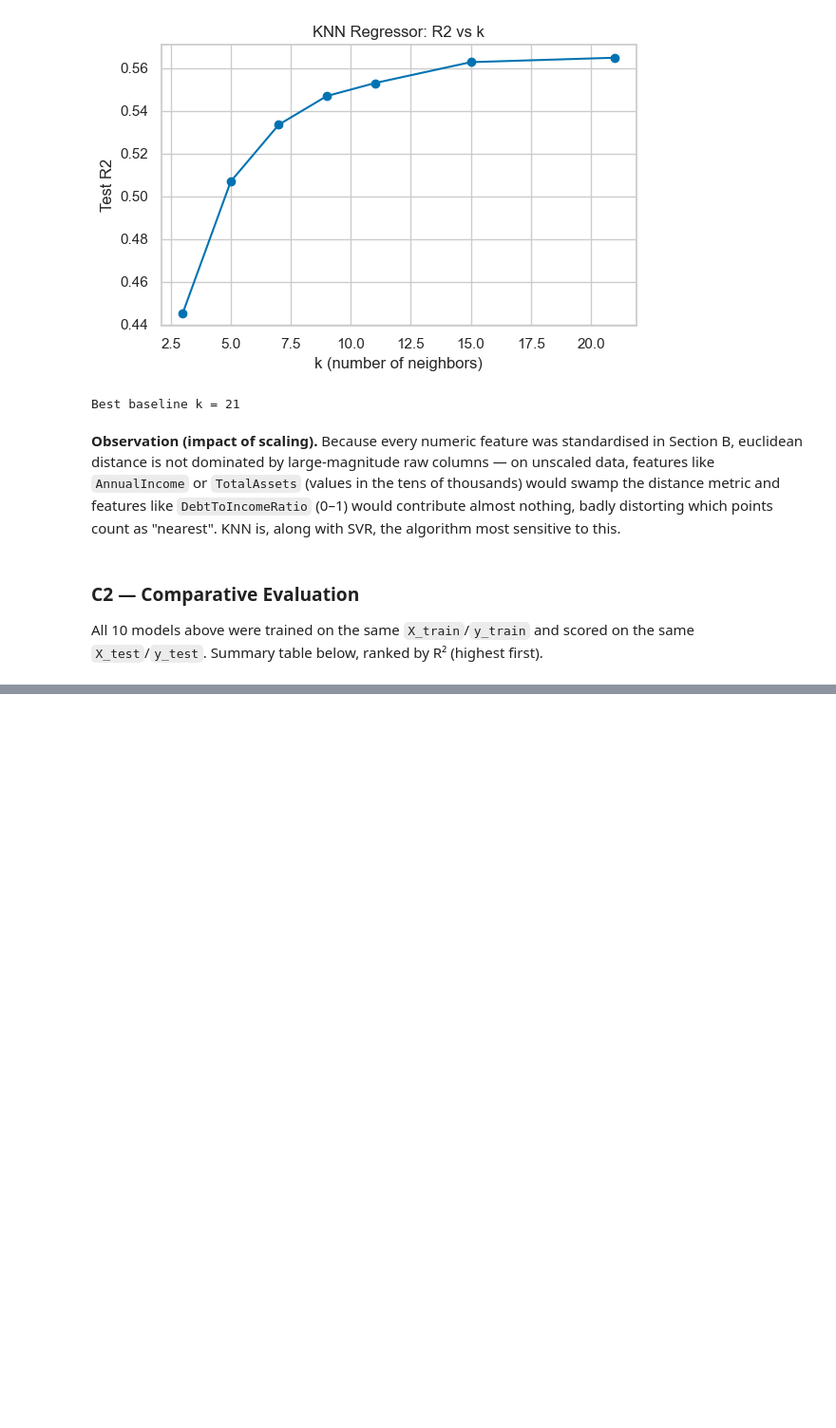
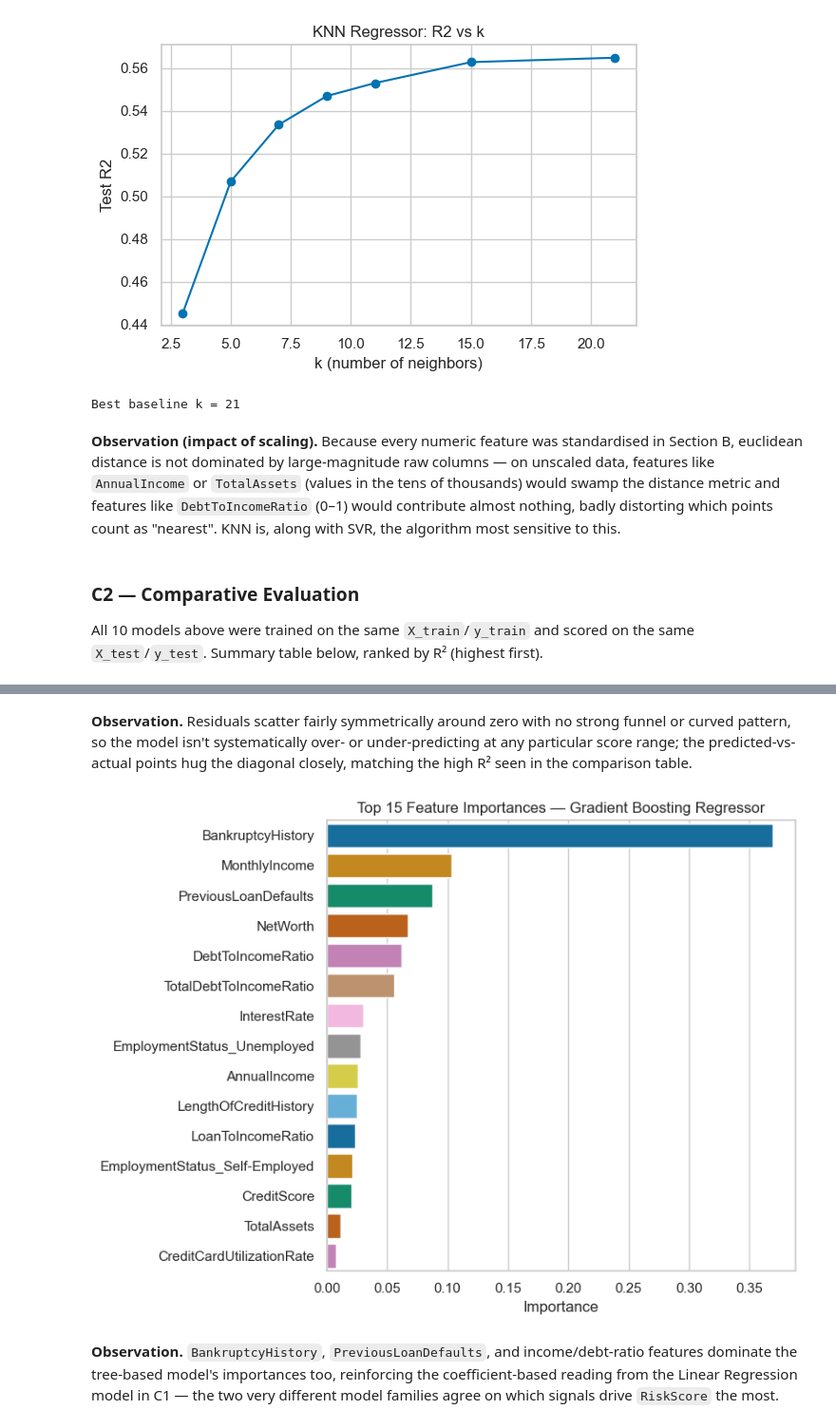
Before and after one commit to Isvarr/capstone_ml, a Jupyter notebook: credit_risk_regression.ipynb, the cells around one changed output, grey strips where cells are left out. Shown at 95% size. Saved outputs shown, nothing was run; the diff lists cells and outputs as text; code cells hidden in the pictures; blank space fills up the shorter version.

Commit message:
implemented comparisons and final summary

```diff
--- a/credit_risk_regression.ipynb
+++ b/credit_risk_regression.ipynb
@@ -772,0 +1049,21 @@ All 10 models above were trained on the same `X_train`/`y_train` and scored on t
+# %% [markdown]
+**Observation.** Residuals scatter fairly symmetrically around zero with no strong funnel or curved pattern, so the model isn't systematically over- or under-predicting at any particular score range; the predicted-vs-actual points hug the diagonal closely, matching the high R² seen in the comparison table.
+# %%
+# Feature importance for a tree-based model (tuned Random Forest, or the best model if it is one)
+best_model_base = best_model_name.replace(" (tuned)", "")
+tree_model_name = best_model_base if best_model_base in ("Random Forest Regressor", "Gradient Boosting Regressor", "Decision Tree Regressor") else "Random Forest Regressor"
+tree_model = fitted_models[tree_model_name]
+
+importances = pd.Series(tree_model.feature_importances_, index=X_train.columns).sort_values(ascending=False).head(15)
+
+plt.figure(figsize=(8, 6))
+sns.barplot(x=importances.values, y=importances.index, palette="colorblind")
+plt.title(f"Top 15 Feature Importances — {tree_model_name}")
+plt.xlabel("Importance")
+plt.ylabel("")
+plt.tight_layout()
+plt.show()
+# %% [output]
+[figure, added]
+# %% [markdown]
+**Observation.** `BankruptcyHistory`, `PreviousLoanDefaults`, and income/debt-ratio features dominate the tree-based model's importances too, reinforcing the coefficient-based reading from the Linear Regression model in C1 — the two very different model families agree on which signals drive `RiskScore` the most.
```
Also changed, not shown: parts of 26 cells of this notebook.
